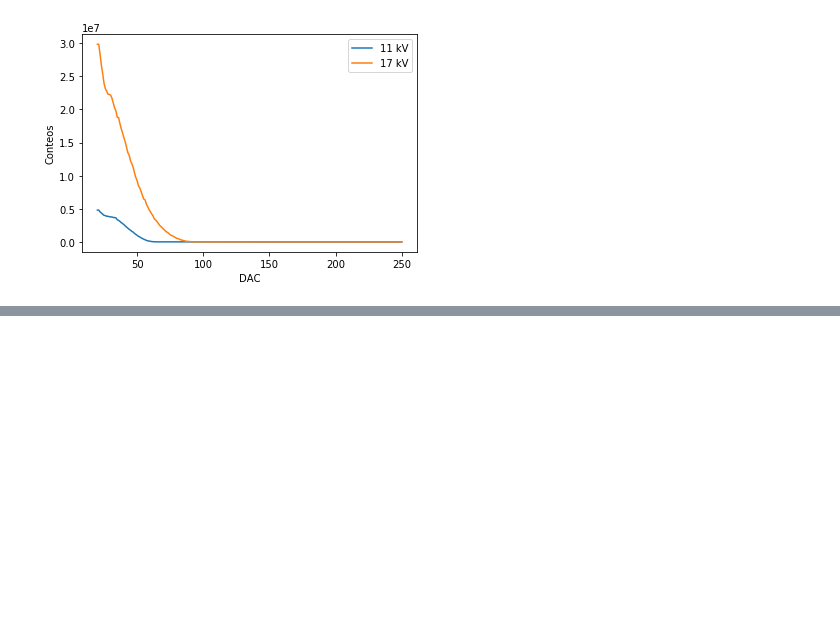
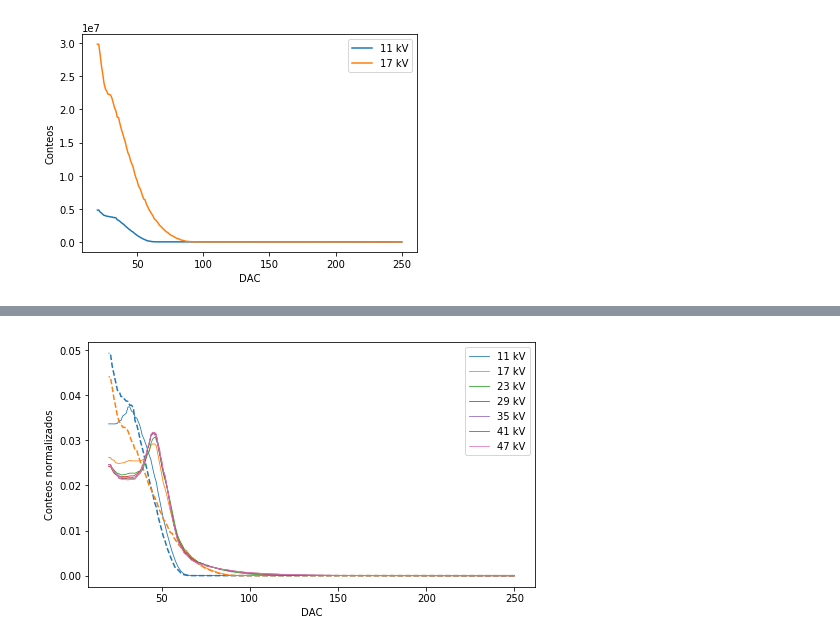
Before and after one commit to jsbarbosa/LabIntermedio, a Jupyter notebook: Datos_proyecto/Graph.ipynb, the cells around one changed output, grey strips where cells are left out. Saved outputs shown, nothing was run; the diff lists cells and outputs as text; code cells hidden in the pictures; blank space fills up the shorter version.

```diff
--- a/Datos_proyecto/Graph.ipynb
+++ b/Datos_proyecto/Graph.ipynb
@@ -78,0 +101,15 @@ plt.show()
+# %%
+fig = plt.figure(figsize = (8, 4.5))
+for i in range(normed_tungsteno.shape[0]):
+    c = plt.plot(DAC, normed_tungsteno[i], label = STR_INTENSITIES[i], lw = 0.8)[0].get_color()
+    try: plt.plot(DAC, normed_plata[i], "--", c = c)
+    except: pass
+
+plt.xlabel("DAC")
+plt.ylabel("Conteos normalizados")
+plt.legend()
+
+plt.savefig("Both_Normed.pdf")
+plt.show()
+# %% [output]
+[figure, added]
```
Also changed, not shown: parts of 9 cells of this notebook, 12 other files.
